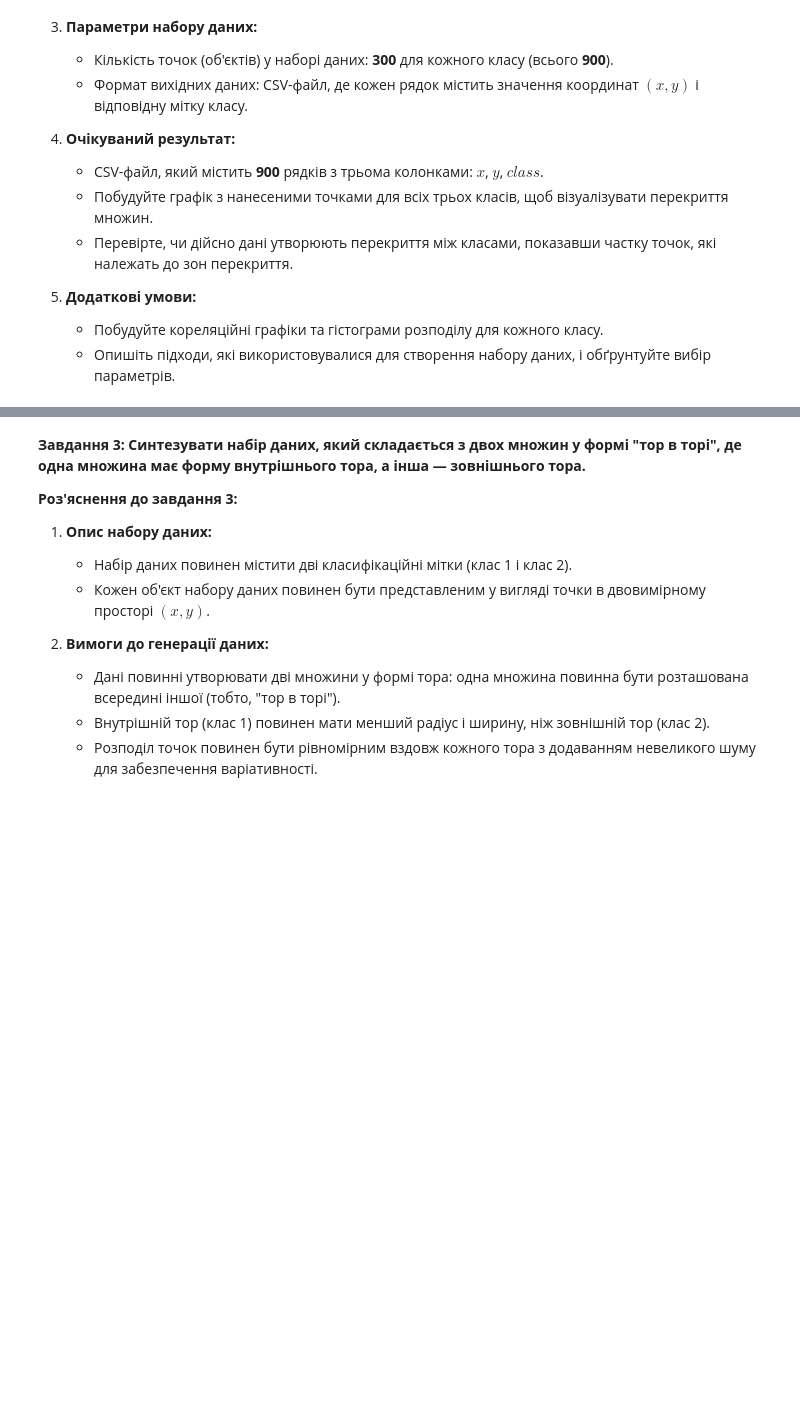
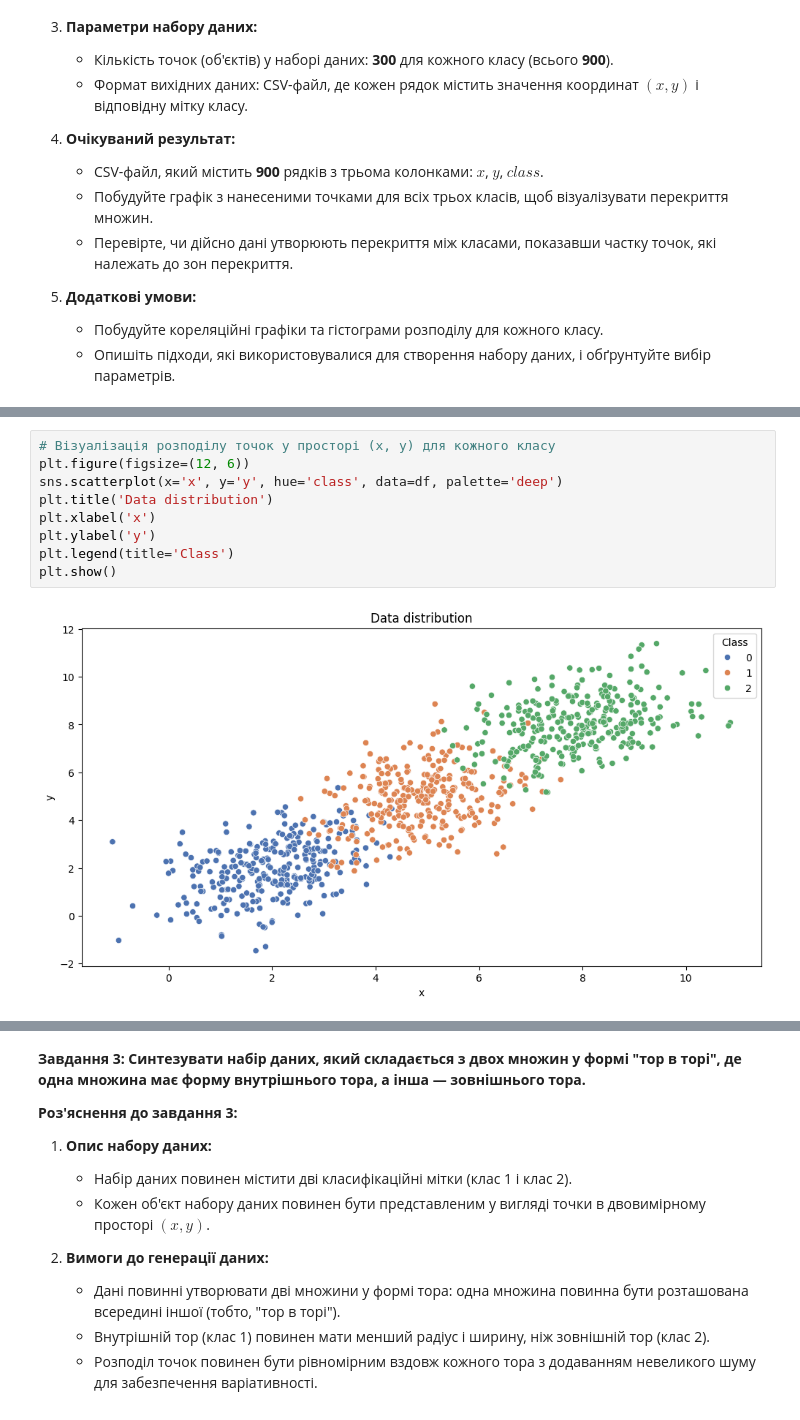
Before and after one commit to Sidoryak-Ostap/basics-of-ai, a Jupyter notebook: data_analytics/lab_2/DM_practice_2_new.ipynb, the cells around one changed output, grey strips where cells are left out. Drawn from its saved outputs; the diff is of its cells as text; blank space fills up the shorter version.

```diff
--- a/data_analytics/lab_2/DM_practice_2_new.ipynb
+++ b/data_analytics/lab_2/DM_practice_2_new.ipynb
@@ -194 +161,12 @@ plt.show()
+# %%
+# Візуалізація розподілу точок у просторі (x, y) для кожного класу
+plt.figure(figsize=(12, 6))
+sns.scatterplot(x='x', y='y', hue='class', data=df, palette='deep')
+plt.title('Data distribution')
+plt.xlabel('x')
+plt.ylabel('y')
+plt.legend(title='Class')
+plt.show()
+# %% [output]
+[figure, added]
 # %%
```
Also changed, not shown: parts of 14 cells of this notebook, 3 other files.
